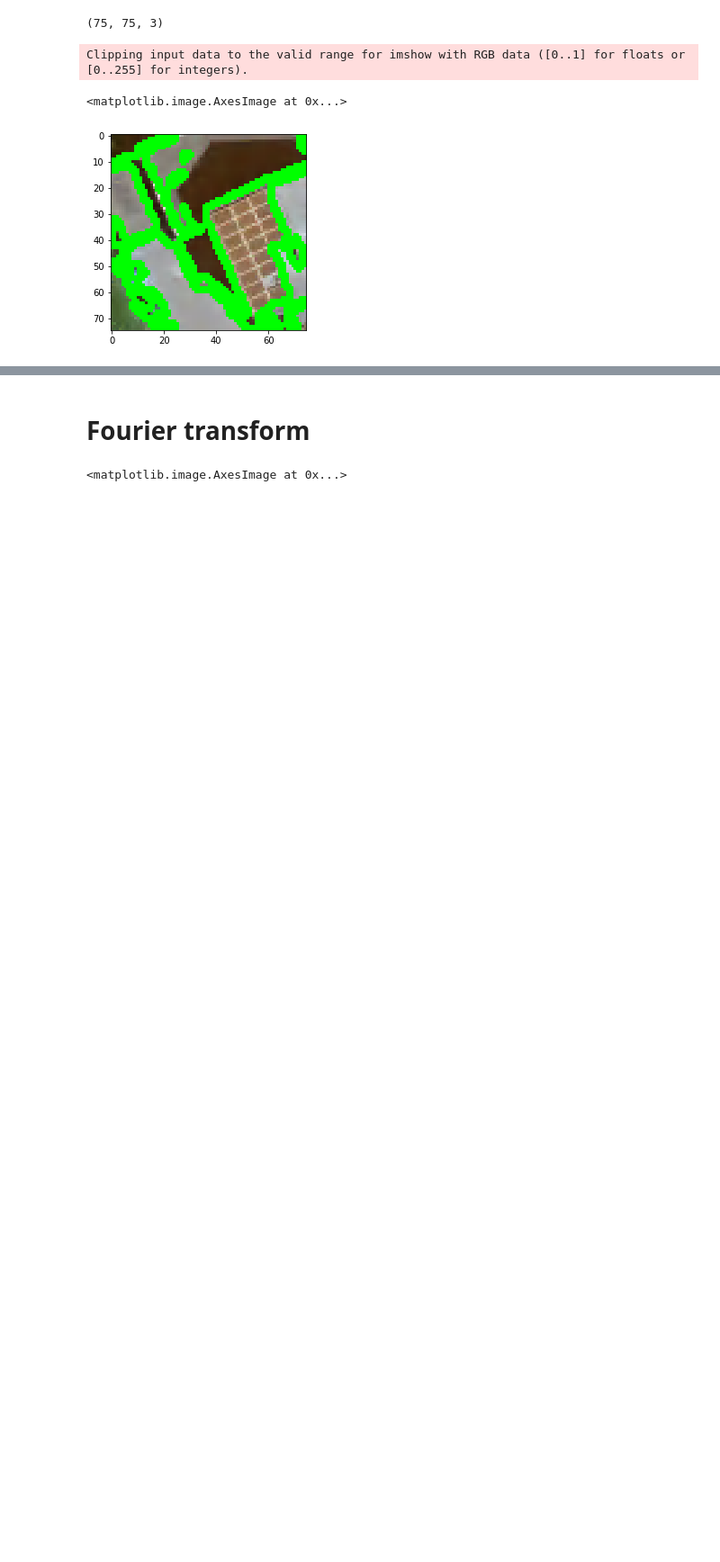
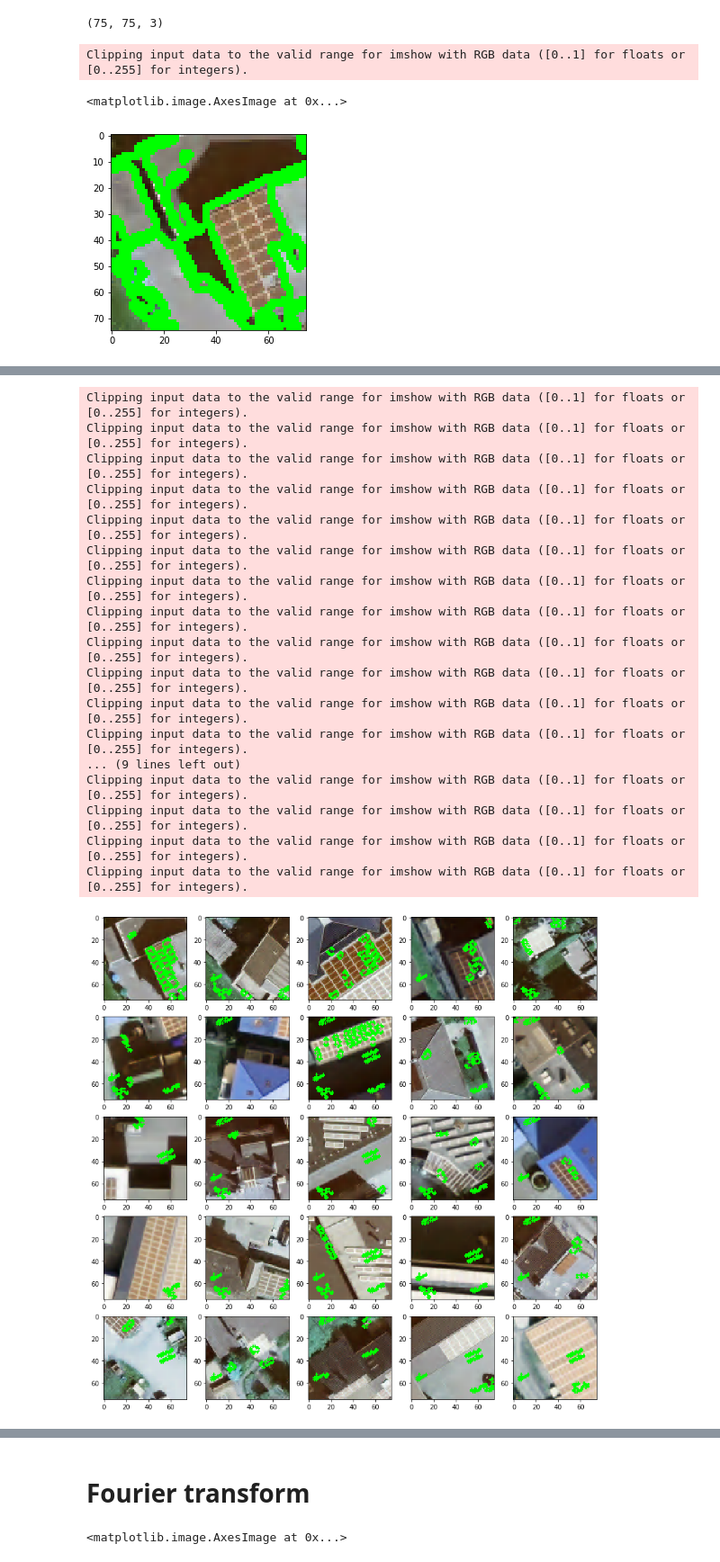
Before and after one commit to thinkpractice/DeepSolaris, a Jupyter notebook: OpenCV.ipynb, the cells around one changed output, grey strips where cells are left out. Shown at 90% size. Drawn from its saved outputs; the diff is of its cells as text; code cells hidden in the pictures; blank space fills up the shorter version.

```diff
--- a/OpenCV.ipynb
+++ b/OpenCV.ipynb
@@ -113,0 +149,51 @@ Clipping input data to the valid range for imshow with RGB data ([0..1] for floa
+# %%
+def find_rectangles(image):
+    grad_x = cv.Sobel(image, cv.CV_8U, 1, 0)
+    grad_y = cv.Sobel(positives[0], cv.CV_8U, 0, 1)
+    grad = grad_x + grad_y
+    grad_gray = cv2.cvtColor(grad, cv.COLOR_BGR2GRAY)
+
+    element = cv.getStructuringElement(cv.MORPH_RECT, (3, 3))
+    grad_dil = cv.dilate(grad_gray, element)
+
+    element = cv.getStructuringElement(cv.MORPH_RECT, (2, 2))
+    grad_er = cv.erode(grad_dil, element)
+
+    img = image.copy()
+
+    _, contours, _ = cv2.findContours(grad_er, cv2.RETR_TREE, cv2.CHAIN_APPROX_SIMPLE)
+    for cnt in contours:
+        area = cv2.contourArea(cnt)
+        if area >= 15 and area <= 50:
+            cv.drawContours(img, cnt, -1, (0, 255, 0), 2)
+    return img
+# %%
+images = []
+for image in positives[:25]:
+    images.append(find_rectangles(image))
+
+_, ax = plt.subplots(5,5, figsize=(14,14))
+i = 0
+for r in range(5):
+    for c in range(5):
+        ax[r,c].imshow(images[i])
+        i += 1
+# %% [output]
+Clipping input data to the valid range for imshow with RGB data ([0..1] for floats or [0..255] for integers).
+Clipping input data to the valid range for imshow with RGB data ([0..1] for floats or [0..255] for integers).
+Clipping input data to the valid range for imshow with RGB data ([0..1] for floats or [0..255] for integers).
+Clipping input data to the valid range for imshow with RGB data ([0..1] for floats or [0..255] for integers).
+Clipping input data to the valid range for imshow with RGB data ([0..1] for floats or [0..255] for integers).
+Clipping input data to the valid range for imshow with RGB data ([0..1] for floats or [0..255] for integers).
+Clipping input data to the valid range for imshow with RGB data ([0..1] for floats or [0..255] for integers).
+Clipping input data to the valid range for imshow with RGB data ([0..1] for floats or [0..255] for integers).
+Clipping input data to the valid range for imshow with RGB data ([0..1] for floats or [0..255] for integers).
+Clipping input data to the valid range for imshow with RGB data ([0..1] for floats or [0..255] for integers).
+Clipping input data to the valid range for imshow with RGB data ([0..1] for floats or [0..255] for integers).
+Clipping input data to the valid range for imshow with RGB data ([0..1] for floats or [0..255] for integers).
+... (9 lines left out)
+Clipping input data to the valid range for imshow with RGB data ([0..1] for floats or [0..255] for integers).
+Clipping input data to the valid range for imshow with RGB data ([0..1] for floats or [0..255] for integers).
+Clipping input data to the valid range for imshow with RGB data ([0..1] for floats or [0..255] for integers).
+Clipping input data to the valid range for imshow with RGB data ([0..1] for floats or [0..255] for integers).
+[figure, added]
```
Also changed, not shown: parts of 6 cells of this notebook.
